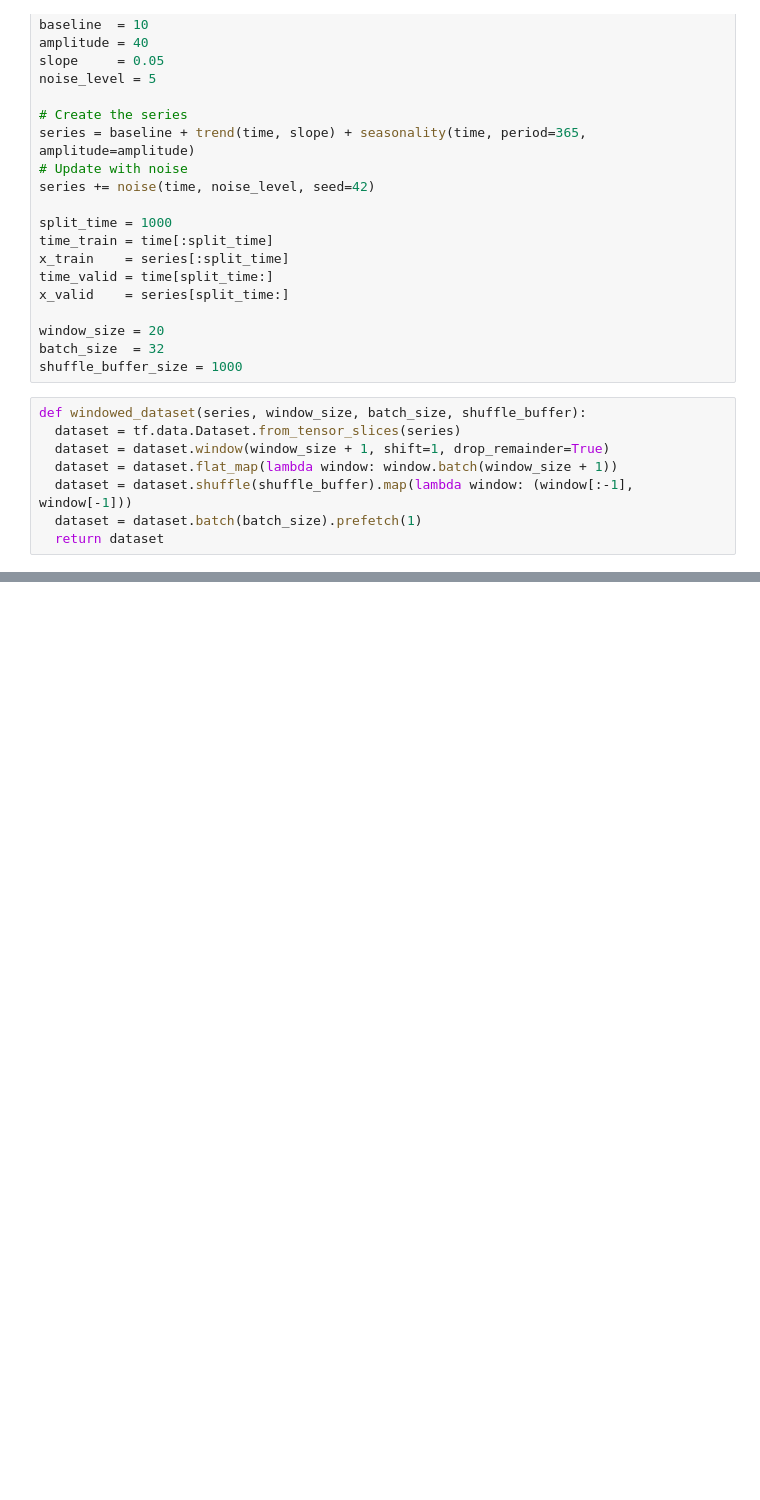
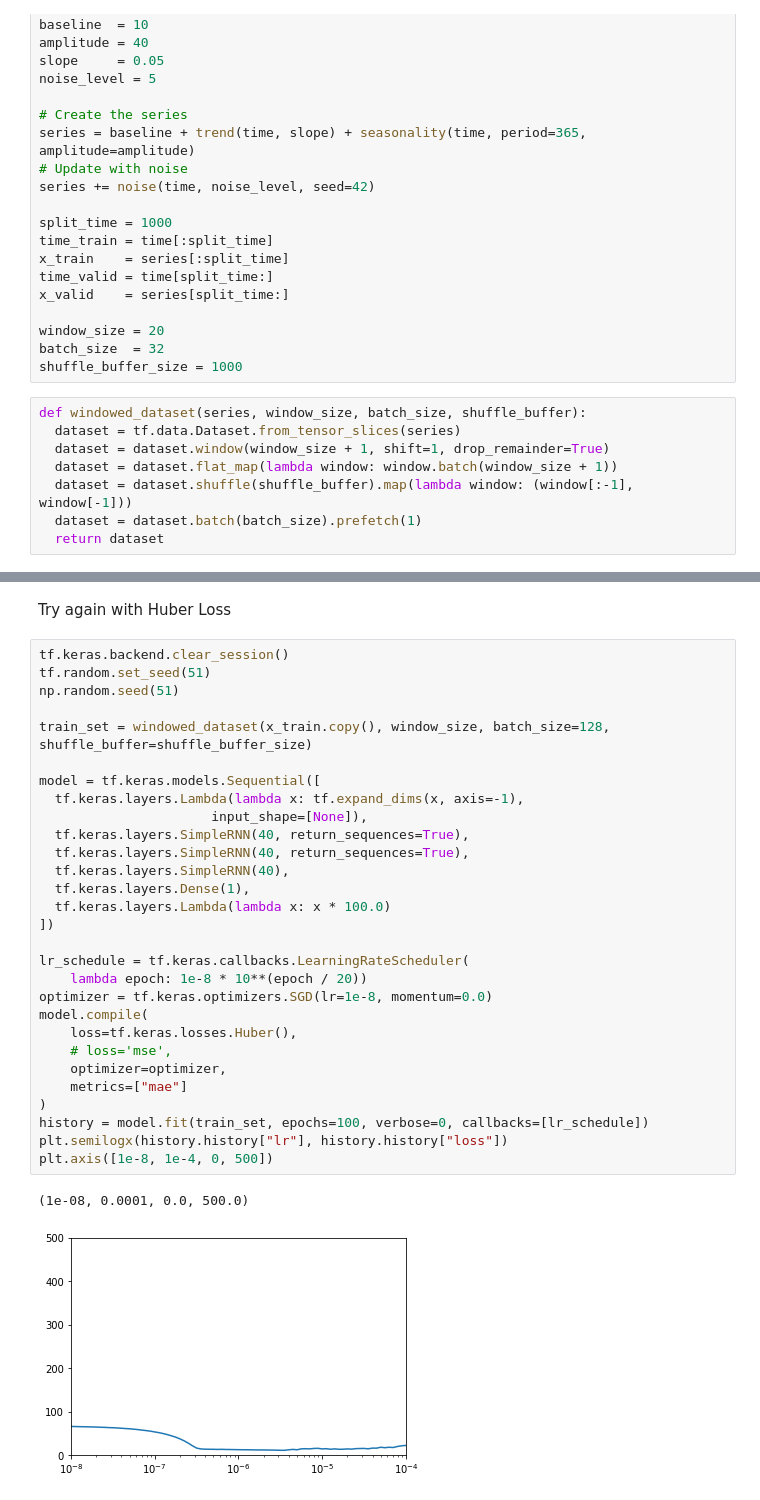
Before and after one commit to JamesMcGuigan/coursera-tensorflow-in-practice-specialization, a Jupyter notebook: TensorFlow In Practice/Course 4 - S+P/S+P Week 3 Lesson 2 - RNN.ipynb, the cells around one changed output, grey strips where cells are left out. Saved outputs shown, nothing was run; the diff lists cells and outputs as text; blank space fills up the shorter version.

```diff
--- a/TensorFlow In Practice/Course 4 - S+P/S+P Week 3 Lesson 2 - RNN.ipynb
+++ b/TensorFlow In Practice/Course 4 - S+P/S+P Week 3 Lesson 2 - RNN.ipynb
@@ -195 +191,35 @@ plt.figure()
 <Figure size 432x288 with 0 Axes>
+# %% [markdown]
+Try again with Huber Loss
+# %%
+tf.keras.backend.clear_session()
+tf.random.set_seed(51)
+np.random.seed(51)
+
+train_set = windowed_dataset(x_train.copy(), window_size, batch_size=128, shuffle_buffer=shuffle_buffer_size)
+
+model = tf.keras.models.Sequential([
+  tf.keras.layers.Lambda(lambda x: tf.expand_dims(x, axis=-1),
+                      input_shape=[None]),
+  tf.keras.layers.SimpleRNN(40, return_sequences=True),
+  tf.keras.layers.SimpleRNN(40, return_sequences=True),
+  tf.keras.layers.SimpleRNN(40),
+  tf.keras.layers.Dense(1),
+  tf.keras.layers.Lambda(lambda x: x * 100.0)
+])
+
+lr_schedule = tf.keras.callbacks.LearningRateScheduler(
+    lambda epoch: 1e-8 * 10**(epoch / 20))
+optimizer = tf.keras.optimizers.SGD(lr=1e-8, momentum=0.0)
+model.compile(
+    loss=tf.keras.losses.Huber(),
+    # loss='mse',
+    optimizer=optimizer,
+    metrics=["mae"]
+)
+history = model.fit(train_set, epochs=100, verbose=0, callbacks=[lr_schedule])
+plt.semilogx(history.history["lr"], history.history["loss"])
+plt.axis([1e-8, 1e-4, 0, 500])
+# %% [output]
+(1e-08, 0.0001, 0.0, 500.0)
+[figure, added]
```
Also changed, not shown: parts of 8 cells of this notebook.
